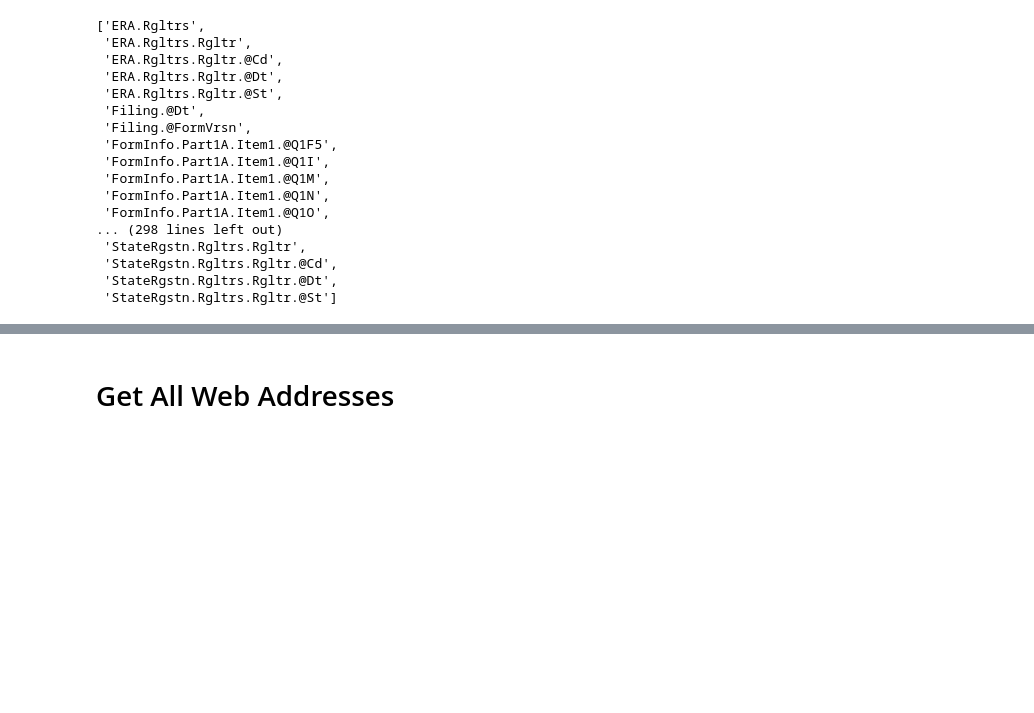
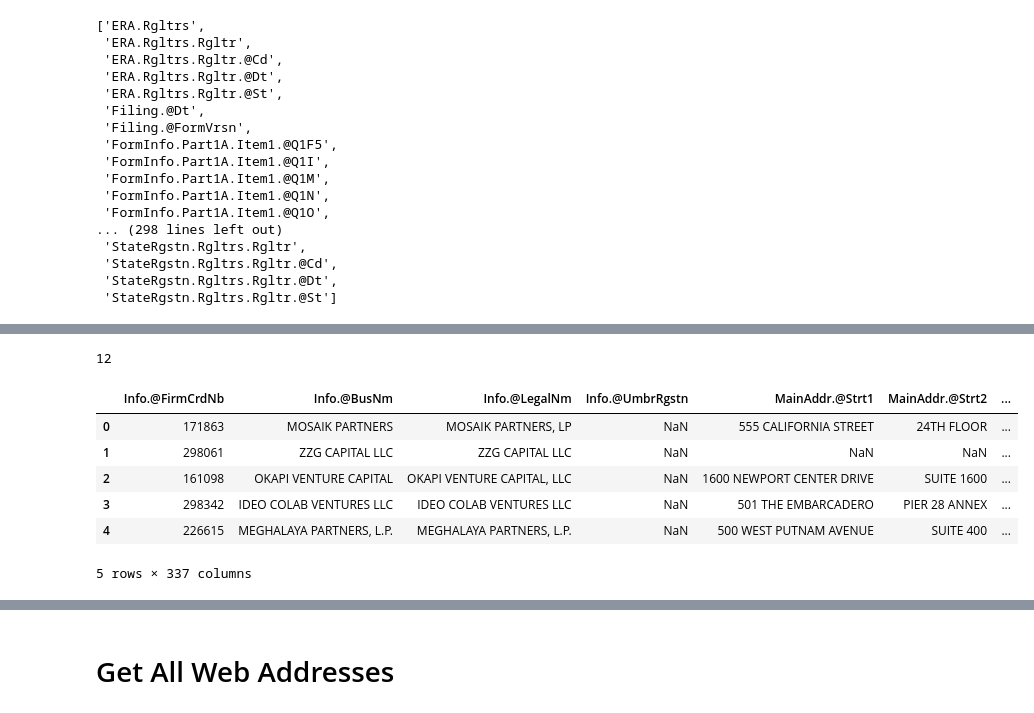
Before and after one commit to austinpracticaldatascience/RIA_websites, a Jupyter notebook: EDA.ipynb, the cells around one changed output, grey strips where cells are left out. Cells and saved outputs as stored; diff of their text form; code cells hidden in the pictures; blank space fills up the shorter version.

```diff
--- a/EDA.ipynb
+++ b/EDA.ipynb
@@ -106,0 +165,6 @@ df_state_reg =df_state[(df_state['ERA.Rgltrs'].isnull() &
+# %%
+df_both_mismatched_data_ids = df_both_value_counts[df_both_value_counts > 1].index.to_frame().reset_index(drop=True)
+# %%
+df_both_mismatched_data_ids.shape[0]
+# %% [output]
+12
@@ -106,0 +174,26 @@ df_state_reg =df_state[(df_state['ERA.Rgltrs'].isnull() &
+# %%
+merged_series = []
+for row in df_both_mismatched_data_ids.iterrows():
+    df_mismatch = df_both[(df_both['Info.@FirmCrdNb'] == row[1]['Info.@FirmCrdNb']) &\
+                           (df_both['Info.@SECNb'] == row[1]['Info.@SECNb']) &\
+                           (df_both['Info.@BusNm'] == row[1]['Info.@BusNm']) &\
+                           (df_both['Info.@LegalNm'] == row[1]['Info.@LegalNm'])].copy()
+    df_both.drop(index=df_mismatch.index, inplace=True)
+    df_mismatch = df_mismatch.transpose()
+    increasing_nulls_index = df_mismatch.isna().sum().sort_values(ascending=True).index
+    best_merge = df_mismatch.loc[:,increasing_nulls_index[0]].combine_first(df_mismatch.loc[:,increasing_nulls_index[1]])
+    merged_series.append(best_merge)
+# %%
+df_both_mismatched_data_fixed = pd.DataFrame(merged_series)
+# %%
+df_both = pd.concat([df_both, df_both_mismatched_data_fixed]).reset_index(drop=True)
+# %%
+df_both.head()
+# %% [output]
+|  | Info.@FirmCrdNb | Info.@BusNm | Info.@LegalNm | Info.@UmbrRgstn | MainAddr.@Strt1 | MainAddr.@Strt2 | ... |
+| 0 | 171863 | MOSAIK PARTNERS | MOSAIK PARTNERS, LP | NaN | 555 CALIFORNIA STREET | 24TH FLOOR | ... |
+| 1 | 298061 | ZZG CAPITAL LLC | ZZG CAPITAL LLC | NaN | NaN | NaN | ... |
+| 2 | 161098 | OKAPI VENTURE CAPITAL | OKAPI VENTURE CAPITAL, LLC | NaN | 1600 NEWPORT CENTER DRIVE | SUITE 1600 | ... |
+| 3 | 298342 | IDEO COLAB VENTURES LLC | IDEO COLAB VENTURES LLC | NaN | 501 THE EMBARCADERO | PIER 28 ANNEX | ... |
+| 4 | 226615 | MEGHALAYA PARTNERS, L.P. | MEGHALAYA PARTNERS, L.P. | NaN | 500 WEST PUTNAM AVENUE | SUITE 400 | ... |
+5 rows × 337 columns
```
Also changed, not shown: parts of 91 cells of this notebook.
